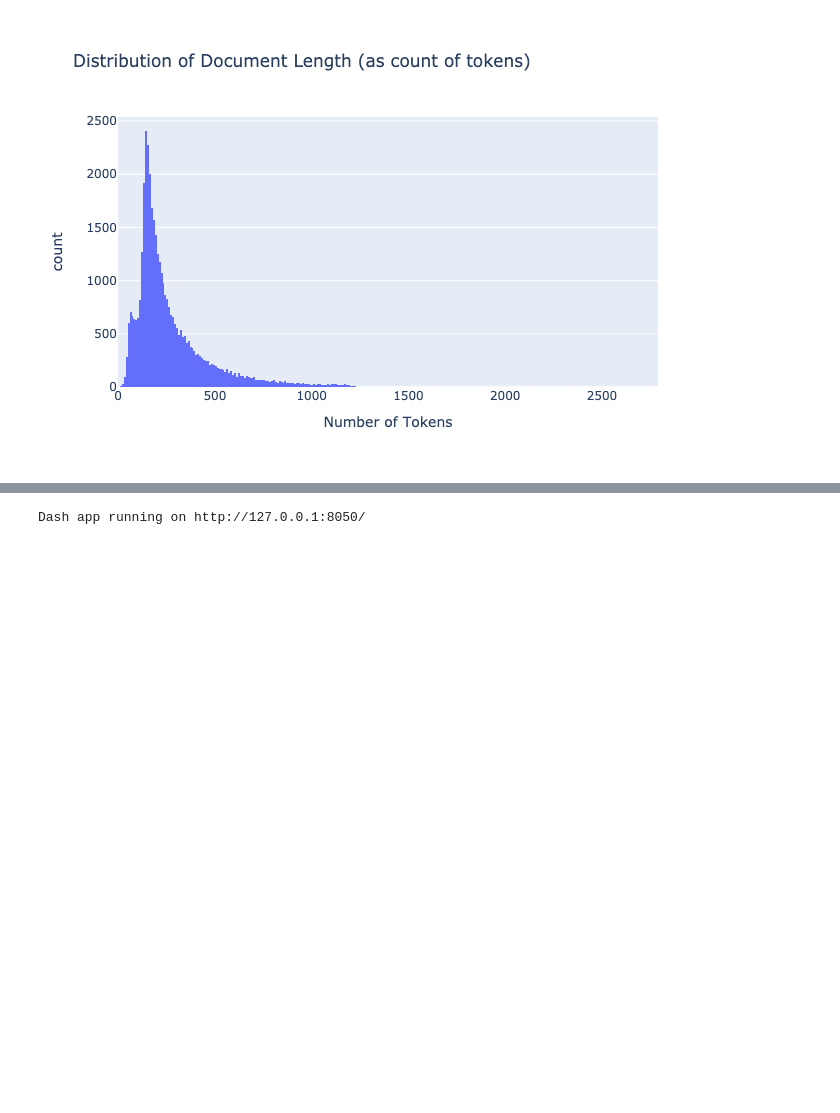
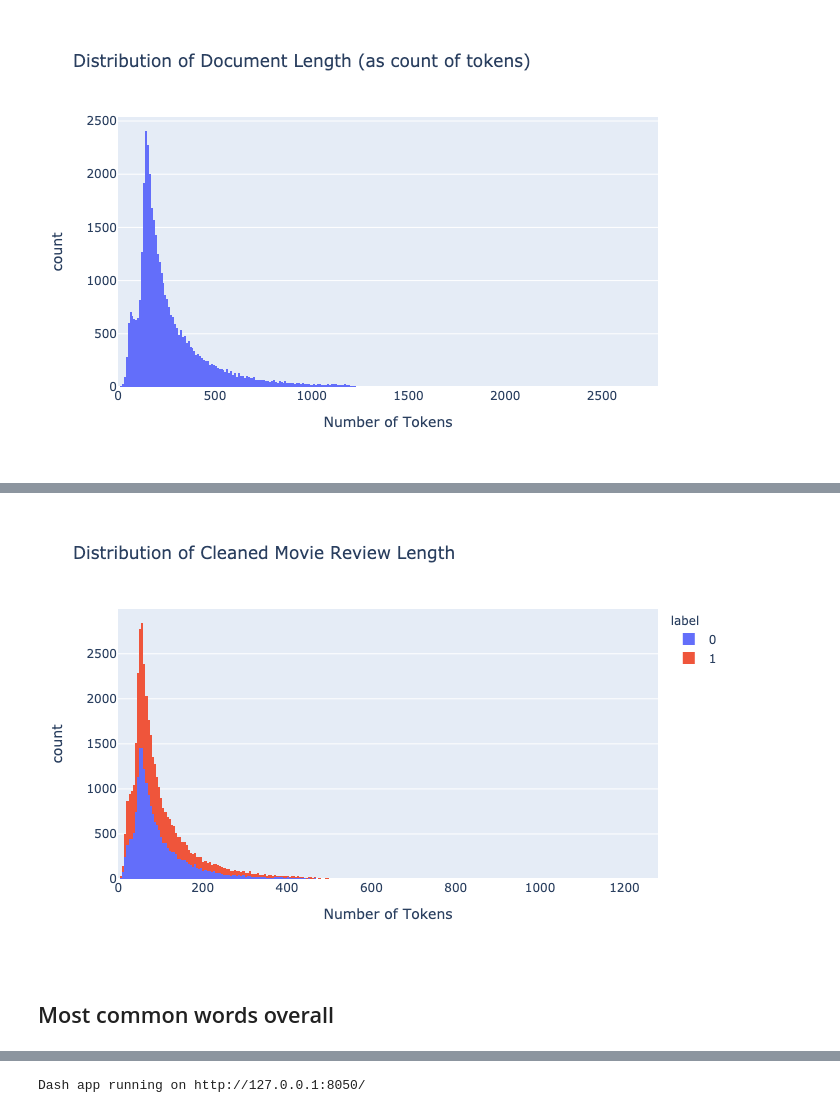
Before and after one commit to aromatic-toast/IMDB_Sentiment_Analysis, a Jupyter notebook: eda.ipynb, the cells around one changed output, grey strips where cells are left out. Drawn from its saved outputs; the diff is of its cells as text; code cells hidden in the pictures; blank space fills up the shorter version.

```diff
--- a/eda.ipynb
+++ b/eda.ipynb
@@ -22,6 +28,7 @@ import dash_html_components as html
 ## load train set
 # %%
 train = pd.read_csv("data/Train.csv")
+train_clean = pd.read_csv("data/train_clean.csv")
 
 # replace 0/1s with human readable labels
 train = train.replace({'label':{0:'negative',
@@ -98,6 +101,9 @@ plot1.show('png')
 # %%
 # convert documents into list of tokens
 docs = imdb.tokenize(text=train.text)
+# %%
+# convert clean documents into list of tokens
+clean_docs = imdb.tokenize(text=train_clean.text)
 # %%
 # convert list of docs to series
 docs = pd.Series(docs)
@@ -110,3 +118,10 @@ doc_length.head()
 | 2 | 209 |
 | 3 | 76 |
 | 4 | 208 |
+# %%
+# convert list of docs to series
+clean_docs = pd.Series(clean_docs)
+
+# get number of tokens in each document
+clean_doc_length = clean_docs.apply(func=len).to_frame(name='num_tokens')
+clean_doc_length.head()
@@ -121,3 +143,9 @@ train.head(3)
 | 0 | I grew up (b. 1965) watching and ... | negative | 173 | [I, grew, up, (, b., 1965, ), wat... |
 | 1 | When I put this movie in my DVD p... | negative | 398 | [When, I, put, this, movie, in, m... |
 | 2 | Why do people who do not know wha... | negative | 209 | [Why, do, people, who, do, not, k... |
+# %%
+# add document length to text df
+train_clean['num_tokens'] = clean_doc_length
+# add tokenized docs to train df
+train_clean['tokenized_docs'] = clean_docs
+train_clean.head(3)
@@ -146,0 +182,12 @@ plot3.show('png')
+# %%
+# visualize document length by sentiment label
+plot4 = px.histogram(train_clean,
+                     x='num_tokens',
+                     color='label',
+                     labels={'num_tokens':'Number of Tokens'},
+                     title='Distribution of Cleaned Movie Review Length')
+plot4.show('png')
+# %% [output]
+[figure, added]
+# %% [markdown]
+## Most common words overall
```
Also changed, not shown: parts of 27 cells of this notebook.
